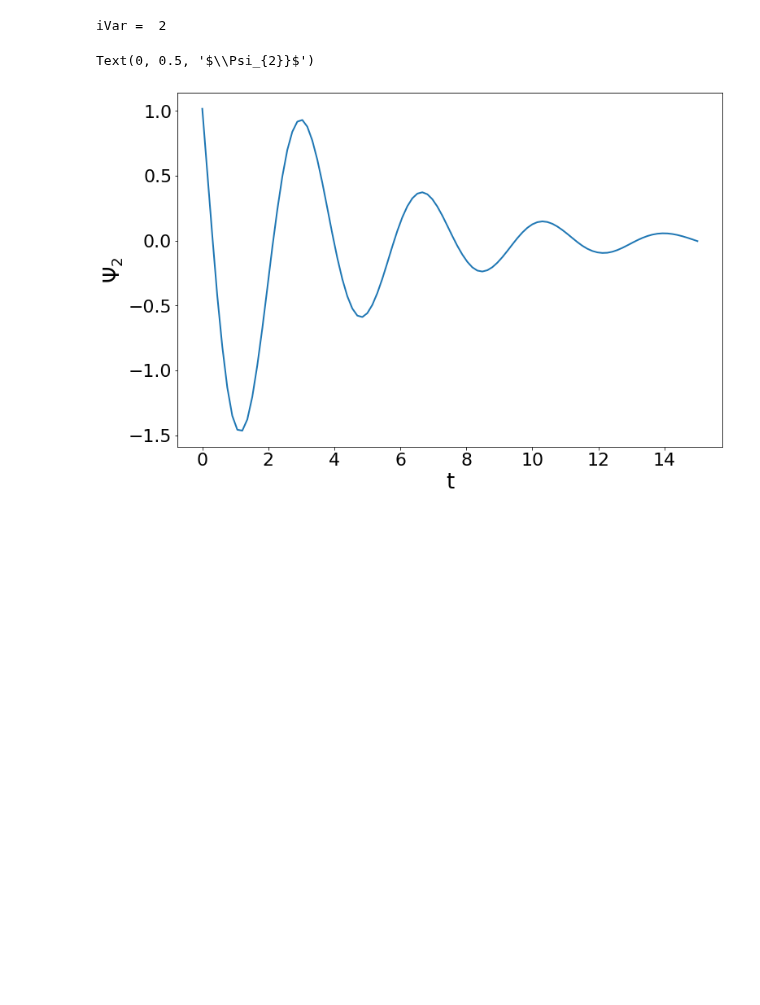
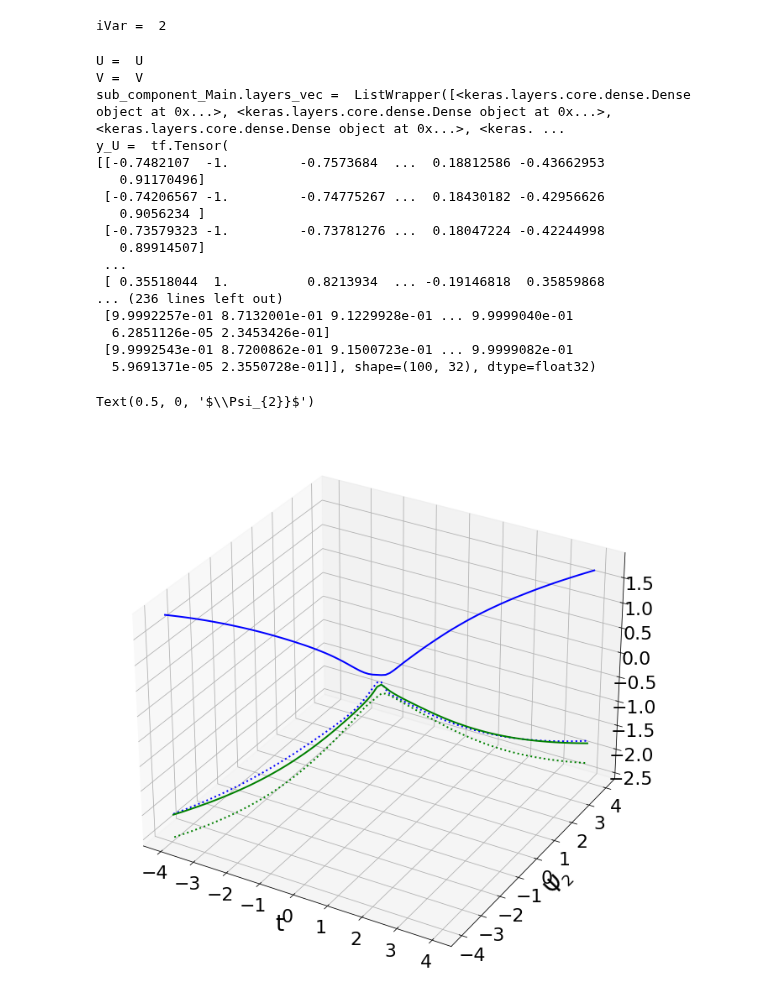
Before and after one commit to simoneventuri/ROMNet_, a Jupyter notebook: scripts/postprocessing/MassSpringDamper/DeepONet/Predict_DeepONet.ipynb, the cells around one changed output. Saved outputs shown, nothing was run; the diff lists cells and outputs as text; code cells hidden in the pictures; blank space fills up the shorter version.

```diff
--- a/scripts/postprocessing/MassSpringDamper/DeepONet/Predict_DeepONet.ipynb
+++ b/scripts/postprocessing/MassSpringDamper/DeepONet/Predict_DeepONet.ipynb
@@ -643,7 +668,7 @@ import tensorflow as tf
 
 FileName  = '/Users/sventuri/WORKSPACE/ROMNet/Data/MSD_100Cases/Orig/train/ext/Input.csv'# + InputData.InputFile
 Data      = pd.read_csv(FileName, header=0)
-Input     = Data[InputData.BranchVars].to_numpy()
+Input     = Data[branch_vars].to_numpy()
 VarNames  = list(Data.columns)
 Nu        = Input.shape[1]
 u         = []
@@ -675,33 +700,38 @@ for iTest in range(NTest):#[0,1,2,3,4]:
     InputPred = np.concatenate((uPred,tPred), axis=1)
 # %% [output]
 iVar =  2
-# %%
-iTrunk  = 0
-iVar    = 1
-
-
-
-LName   = 'Trunk_1_HL' + str(len(InputData.TrunkActFun[iTrunk]))
-
-inputs  = tf.keras.Input(shape=(1,))
-
-Output_ = inputs
-for i in range(len(model.net.TrunkLayersVecs[iTrunk])):
-    Layer   = model.net.TrunkLayersVecs[iTrunk][i]
-    Output_ = Layer(Output_)
-
-Trunk = keras.Model(inputs=inputs, outputs=Output_)
-#Trunk.summary()
-
-output_ = Trunk.predict(tPred[...,np.newaxis])
-
-
-
-fig = plt.figure(figsize=(12,8))
-plt.plot(tPred, output_[:,iVar])
-#plt.xlim([1.e-6, 1.e-2])
-plt.xlabel('t')
-plt.ylabel(r'$\Psi_{'+str(iVar+1)+'}}$')
-# %% [output]
-Text(0, 0.5, '$\\Psi_{2}}$')
-[figure, removed]
+# %%
+iVar     = 1
+
+output_1 = model.net.system_of_components['DeepONet'].components['Branch_1'].call(u, training=False)
+output_2 = model.net.system_of_components['DeepONet'].components['Branch_2'].call(u, training=False)
+
+fig = plt.figure(figsize=(12,12))
+ax  = fig.add_subplot(projection='3d')
+plt.plot(u[:,0], u[:,1], output_1[:,0], 'b-')
+plt.plot(u[:,0], u[:,1], output_1[:,1], 'b:')
+plt.plot(u[:,0], u[:,1], output_2[:,0], 'g-')
+plt.plot(u[:,0], u[:,1], output_2[:,1], 'g:')
+#plt.xlim([1.e-6, 1.e-2])
+plt.xlabel('t')
+plt.ylabel(r'$\Psi_{'+str(iVar+1)+'}}$')
+# %% [output]
+U =  U
+V =  V
+sub_component_Main.layers_vec =  ListWrapper([<keras.layers.core.dense.Dense object at 0x...>, <keras.layers.core.dense.Dense object at 0x...>, <keras.layers.core.dense.Dense object at 0x...>, <keras. ...
+y_U =  tf.Tensor(
+[[-0.7482107  -1.         -0.7573684  ...  0.18812586 -0.43662953
+   0.91170496]
+ [-0.74206567 -1.         -0.74775267 ...  0.18430182 -0.42956626
+   0.9056234 ]
+ [-0.73579323 -1.         -0.73781276 ...  0.18047224 -0.42244998
+   0.89914507]
+ ...
+ [ 0.35518044  1.          0.8213934  ... -0.19146818  0.35859868
+... (236 lines left out)
+ [9.9992257e-01 8.7132001e-01 9.1229928e-01 ... 9.9999040e-01
+  6.2851126e-05 2.3453426e-01]
+ [9.9992543e-01 8.7200862e-01 9.1500723e-01 ... 9.9999082e-01
+  5.9691371e-05 2.3550728e-01]], shape=(100, 32), dtype=float32)
+Text(0.5, 0, '$\\Psi_{2}}$')
+[figure, added]
```
Also changed, not shown: parts of 15 cells of this notebook, 47 other files.
